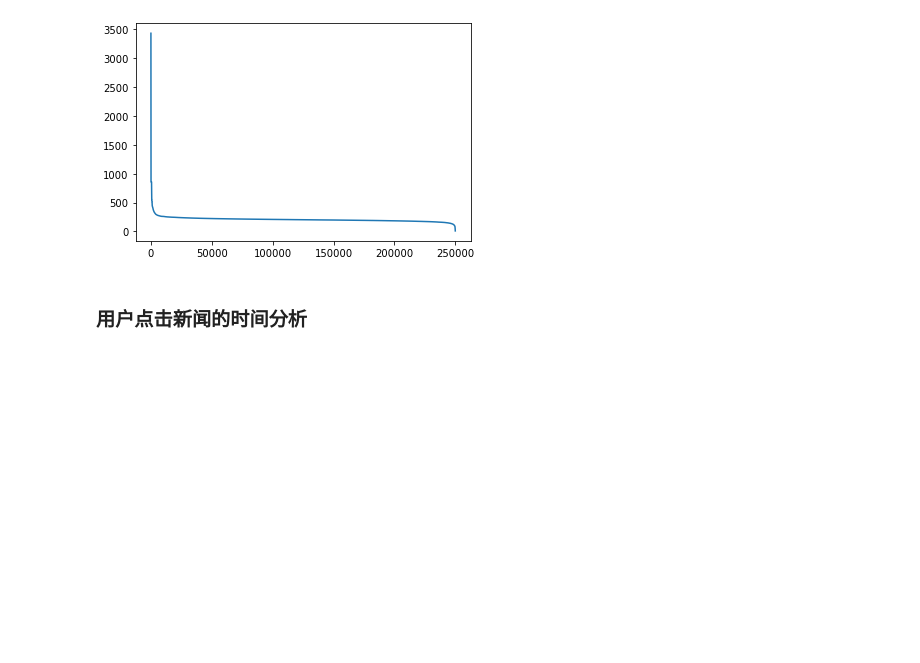
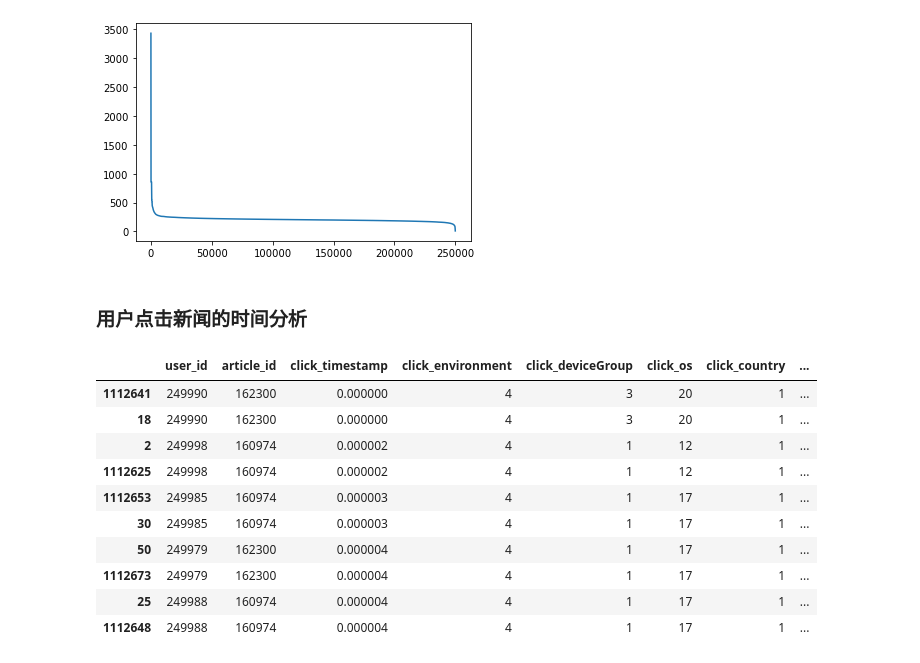
Before and after one commit to liuqidong07/NewsRec, a Jupyter notebook: DataAnalysis.ipynb, the cells around one changed output. Saved outputs shown, nothing was run; the diff lists cells and outputs as text; code cells hidden in the pictures; blank space fills up the shorter version.

```diff
--- a/DataAnalysis.ipynb
+++ b/DataAnalysis.ipynb
@@ -292,3 +292,23 @@ plt.plot(sorted(user_click.groupby('user_id')['words_count'].mean(), reverse=Tru
 [figure]
 # %% [markdown]
 ### 用户点击新闻的时间分析
+# %%
+# 先对两个时间进行归一化
+from sklearn.preprocessing import MinMaxScaler
+mm = MinMaxScaler()
+user_click['click_timestamp'] = mm.fit_transform(user_click[['click_timestamp']])
+user_click['created_at_ts'] = mm.fit_transform(user_click[['created_at_ts']])
+user_click = user_click.sort_values(by='click_timestamp')
+user_click.head(10)
+# %% [output]
+|  | user_id | article_id | click_timestamp | click_environment | click_deviceGroup | click_os | click_country | ... |
+| 1112641 | 249990 | 162300 | 0.000000 | 4 | 3 | 20 | 1 | ... |
+| 18 | 249990 | 162300 | 0.000000 | 4 | 3 | 20 | 1 | ... |
+| 2 | 249998 | 160974 | 0.000002 | 4 | 1 | 12 | 1 | ... |
+| 1112625 | 249998 | 160974 | 0.000002 | 4 | 1 | 12 | 1 | ... |
+| 1112653 | 249985 | 160974 | 0.000003 | 4 | 1 | 17 | 1 | ... |
+| 30 | 249985 | 160974 | 0.000003 | 4 | 1 | 17 | 1 | ... |
+| 50 | 249979 | 162300 | 0.000004 | 4 | 1 | 17 | 1 | ... |
+| 1112673 | 249979 | 162300 | 0.000004 | 4 | 1 | 17 | 1 | ... |
+| 25 | 249988 | 160974 | 0.000004 | 4 | 1 | 17 | 1 | ... |
+| 1112648 | 249988 | 160974 | 0.000004 | 4 | 1 | 17 | 1 | ... |
```
Also changed, not shown: parts of 1 cell of this notebook, 1 other file.
